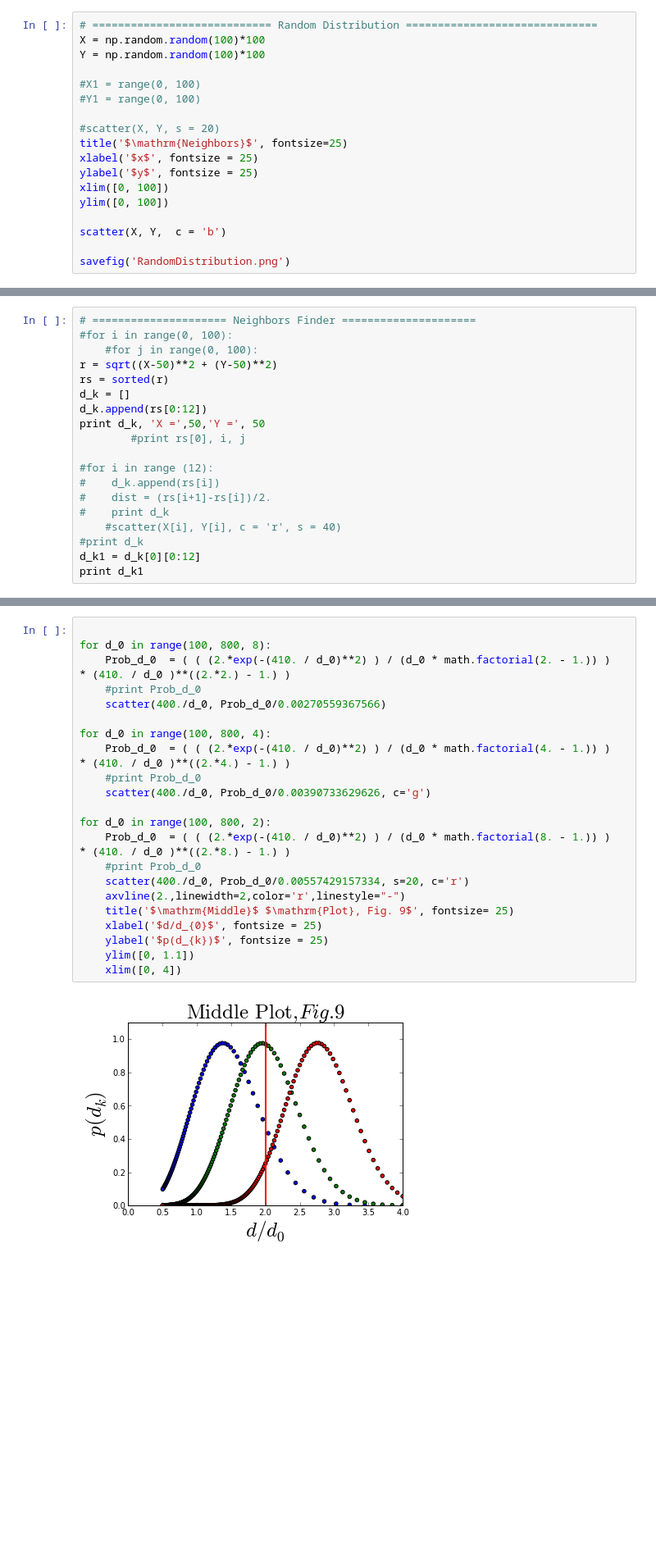
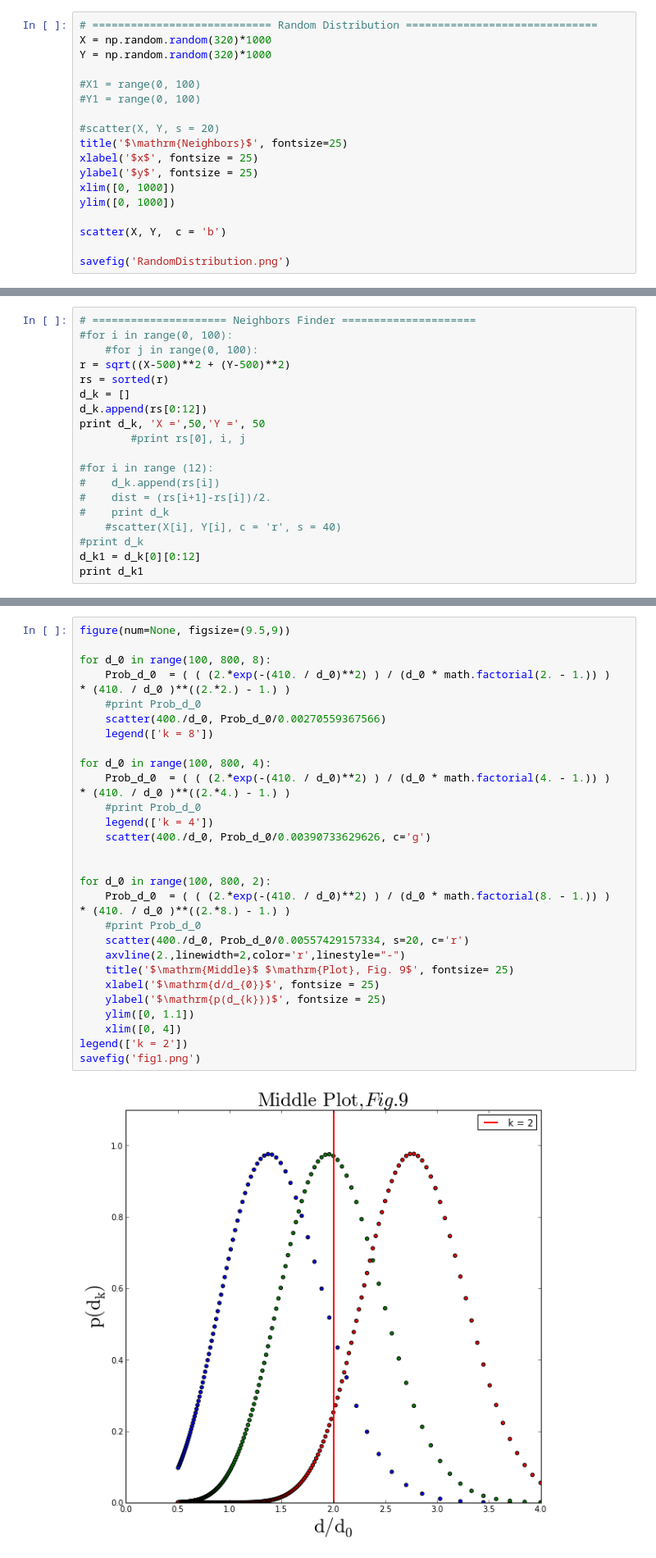
Before and after one commit to jngaravitoc/Bayesian_Homeworks, a Jupyter notebook: Code_Bayesian_Density_Estimator.ipynb, the cells around one changed output, grey strips where cells are left out. Shown at 82% size. Drawn from its saved outputs; the diff is of its cells as text; blank space fills up the shorter version.

```diff
--- a/Code_Bayesian_Density_Estimator.ipynb
+++ b/Code_Bayesian_Density_Estimator.ipynb
@@ -10,8 +10,8 @@ from random import *
 #3. Find d_0 for all positions
 # %%
 # ============================ Random Distribution ==============================
-X = np.random.random(100)*100
-Y = np.random.random(100)*100
+X = np.random.random(320)*1000
+Y = np.random.random(320)*1000
 
 #X1 = range(0, 100)
 #Y1 = range(0, 100)
@@ -20,8 +20,8 @@ Y = np.random.random(100)*100
 title('$\mathrm{Neighbors}$', fontsize=25)
 xlabel('$x$', fontsize = 25)
 ylabel('$y$', fontsize = 25)
-xlim([0, 100])
-ylim([0, 100])
+xlim([0, 1000])
+ylim([0, 1000])
 
 scatter(X, Y,  c = 'b')
 
@@ -32,7 +32,7 @@ savefig('RandomDistribution.png')
 # ===================== Neighbors Finder =====================
 #for i in range(0, 100):
     #for j in range(0, 100):
-r = sqrt((X-50)**2 + (Y-50)**2)
+r = sqrt((X-500)**2 + (Y-500)**2)
 rs = sorted(r)
 d_k = []
 d_k.append(rs[0:12])
@@ -157,24 +175,30 @@ legend(['$k = 2$' ,'$k = 4$','$k = 8$', '$k = 12$', '$\mathrm{d_{0} = 6.965}$'])
 # %%
+figure(num=None, figsize=(9.5,9))
 
 for d_0 in range(100, 800, 8):
     Prob_d_0  = ( ( (2.*exp(-(410. / d_0)**2) ) / (d_0 * math.factorial(2. - 1.)) )  * (410. / d_0 )**((2.*2.) - 1.) )
     #print Prob_d_0
     scatter(400./d_0, Prob_d_0/0.00270559367566)
+    legend(['k = 8'])
 
 for d_0 in range(100, 800, 4):
     Prob_d_0  = ( ( (2.*exp(-(410. / d_0)**2) ) / (d_0 * math.factorial(4. - 1.)) )  * (410. / d_0 )**((2.*4.) - 1.) )
     #print Prob_d_0
+    legend(['k = 4'])
     scatter(400./d_0, Prob_d_0/0.00390733629626, c='g')
+
 
 for d_0 in range(100, 800, 2):
     Prob_d_0  = ( ( (2.*exp(-(410. / d_0)**2) ) / (d_0 * math.factorial(8. - 1.)) )  * (410. / d_0 )**((2.*8.) - 1.) )
     #print Prob_d_0
     scatter(400./d_0, Prob_d_0/0.00557429157334, s=20, c='r')
     axvline(2.,linewidth=2,color='r',linestyle="-")
     title('$\mathrm{Middle}$ $\mathrm{Plot}, Fig. 9$', fontsize= 25)
-    xlabel('$d/d_{0}$', fontsize = 25)
-    ylabel('$p(d_{k})$', fontsize = 25)
+    xlabel('$\mathrm{d/d_{0}}$', fontsize = 25)
+    ylabel('$\mathrm{p(d_{k}})$', fontsize = 25)
     ylim([0, 1.1])
     xlim([0, 4])
+legend(['k = 2'])
+savefig('fig1.png')
 # %% [output]
-[figure, old version]
+[figure, new version]
```
Also changed, not shown: parts of 3 cells of this notebook.
